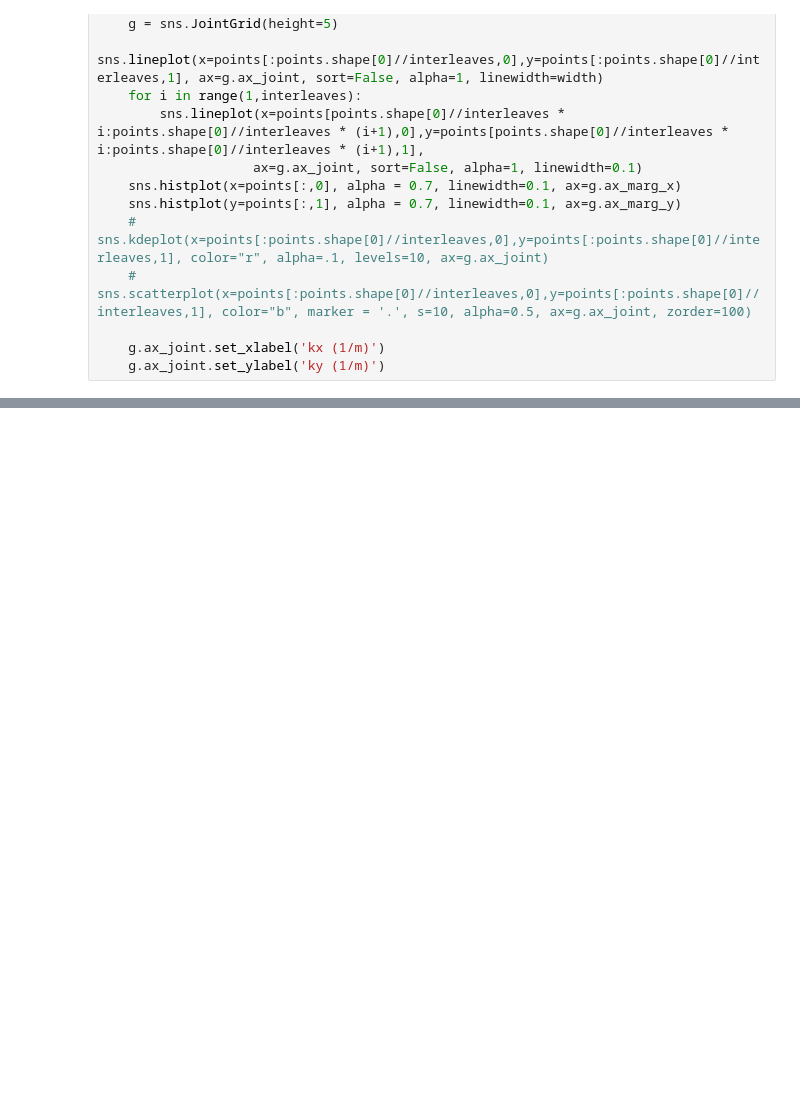
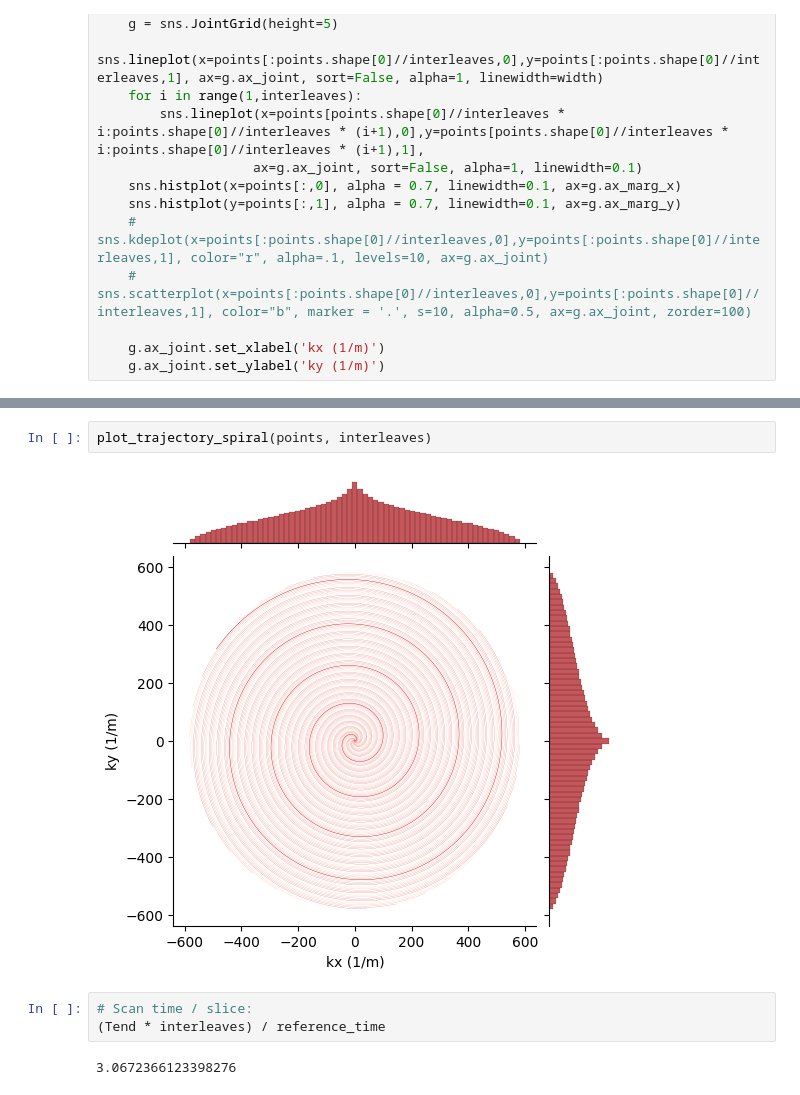
Before and after one commit to trevor-chan/noncartesian_reconstruction, a Jupyter notebook: experiments/spiral_design.ipynb, the cells around one changed output, grey strips where cells are left out. Drawn from its saved outputs; the diff is of its cells as text; blank space fills up the shorter version.

```diff
--- a/experiments/spiral_design.ipynb
+++ b/experiments/spiral_design.ipynb
@@ -281,0 +309,9 @@ use 30 interleaves, use fewer shots
+# %%
+plot_trajectory_spiral(points, interleaves)
+# %% [output]
+[figure, added]
+# %%
+# Scan time / slice:
+(Tend * interleaves) / reference_time
+# %% [output]
+3.0672366123398276
```
Also changed, not shown: parts of 34 cells of this notebook, 10 other files.
